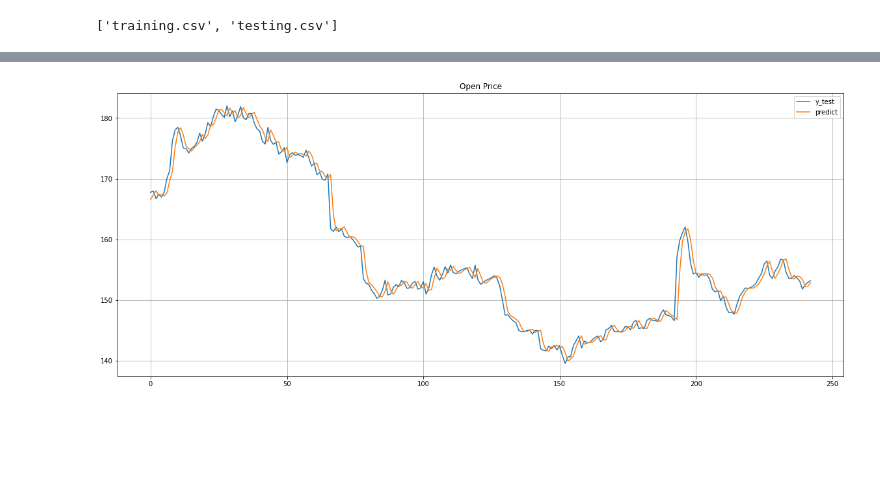
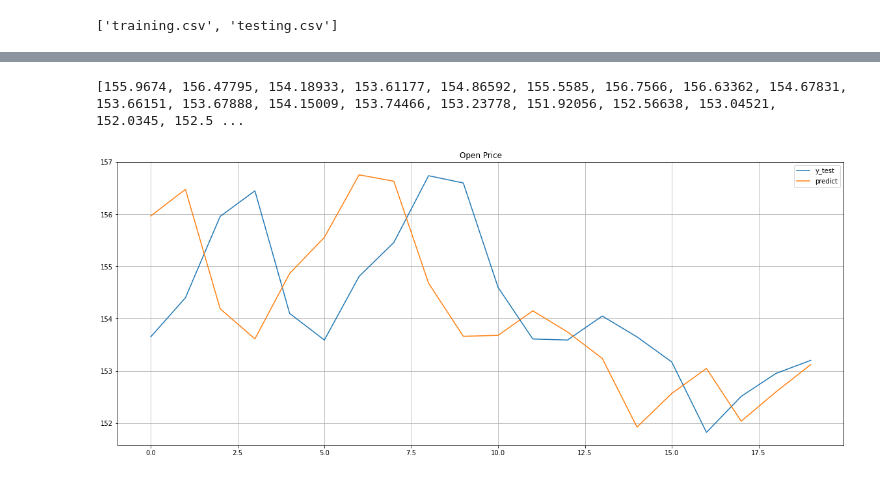
Before and after one commit to Howeng98/DSAI_HW2, a Jupyter notebook: DSAI_hw2.ipynb, the cells around one changed output, grey strips where cells are left out. Saved outputs shown, nothing was run; the diff lists cells and outputs as text; code cells hidden in the pictures; blank space fills up the shorter version.

```diff
--- a/DSAI_hw2.ipynb
+++ b/DSAI_hw2.ipynb
@@ -208,13 +176,49 @@ plt.legend(['close price','open price'])
-# %%
-predicted = model.predict(x_test)
-
-predict = sc.inverse_transform(predicted.reshape(predicted.shape[0], predicted.shape[1]))
-ground_truth = sc.inverse_transform(y_test.reshape(-1,1))
-plt.figure(figsize=(20,8))
-plt.plot(ground_truth)
-plt.plot(predict[:,-1])
-plt.title('Open Price')
-plt.legend(['y_test','predict'])
-plt.grid(True)
-# %% [output]
-[figure, removed]
+# %%
+#@title 預設標題文字
+predicted = model.predict(x_test)
+predict = sc.inverse_transform(predicted.reshape(predicted.shape[0], predicted.shape[1]))
+
+# 將預測data前移三天，並利用預測結果預測剩餘最後三天的股票
+last = np.array([x_test[-1, 1:], x_test[-1, 2:], x_test[-1, 3:]], dtype=object)
+
+last[0] = np.array(np.concatenate((np.array(last[0]), np.array(predicted[newaxis, -3, -1]))))
+last[1] = np.concatenate((last[1], predicted[newaxis, -3, -1]))
+last[1] = np.array(np.concatenate((last[1], predicted[newaxis, -2, -1])))
+last[2] = np.concatenate((last[2], predicted[newaxis, -3, -1]))
+last[2] = np.concatenate((last[2], predicted[newaxis, -2, -1]))
+last[2] = np.array(np.concatenate((last[2], predicted[newaxis, -1, -1])))
+
+last[0] = pd.DataFrame(last[0])
+last[1] = pd.DataFrame(last[1])
+last[2] = pd.DataFrame(last[2])
+
+
+X = []
+X.append(np.array(last[0]))
+X.append(np.array(last[1]))
+X.append(np.array(last[2]))
+X = np.array(X)
+
+predicted_last = model.predict(X)
+predicted_last = sc.inverse_transform(predicted_last.reshape(predicted_last.shape[0], predicted_last.shape[1]))
+
+nu = []
+for i in range(20):
+  nu.append(predict[i, -1])
+nu = nu[3:]
+nu.append(predicted_last[0, -1])
+nu.append(predicted_last[1, -1])
+nu.append(predicted_last[2, -1])
+print(nu)
+
+ground_truth = sc.inverse_transform(y_test.reshape(-1,1))
+
+plt.figure(figsize=(20,8))
+plt.plot(ground_truth)
+plt.plot(nu)
+plt.title('Open Price')
+plt.legend(['y_test','predict'])
+plt.grid(True)
+# %% [output]
+[155.9674, 156.47795, 154.18933, 153.61177, 154.86592, 155.5585, 156.7566, 156.63362, 154.67831, 153.66151, 153.67888, 154.15009, 153.74466, 153.23778, 151.92056, 152.56638, 153.04521, 152.0345, 152.5 ...
+[figure, added]
```
Also changed, not shown: parts of 14 cells of this notebook.
